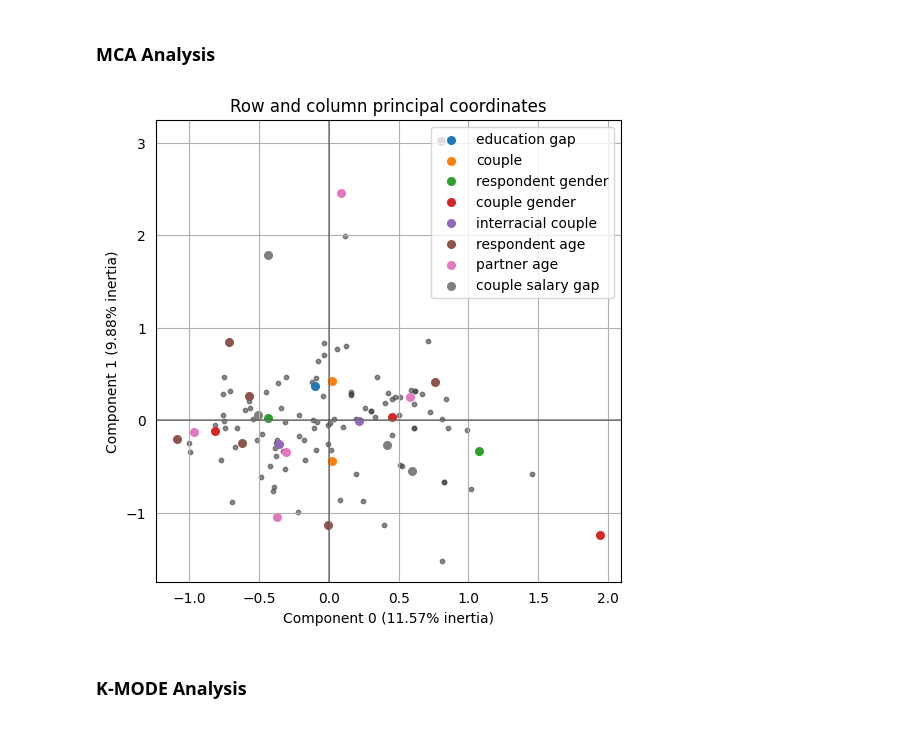
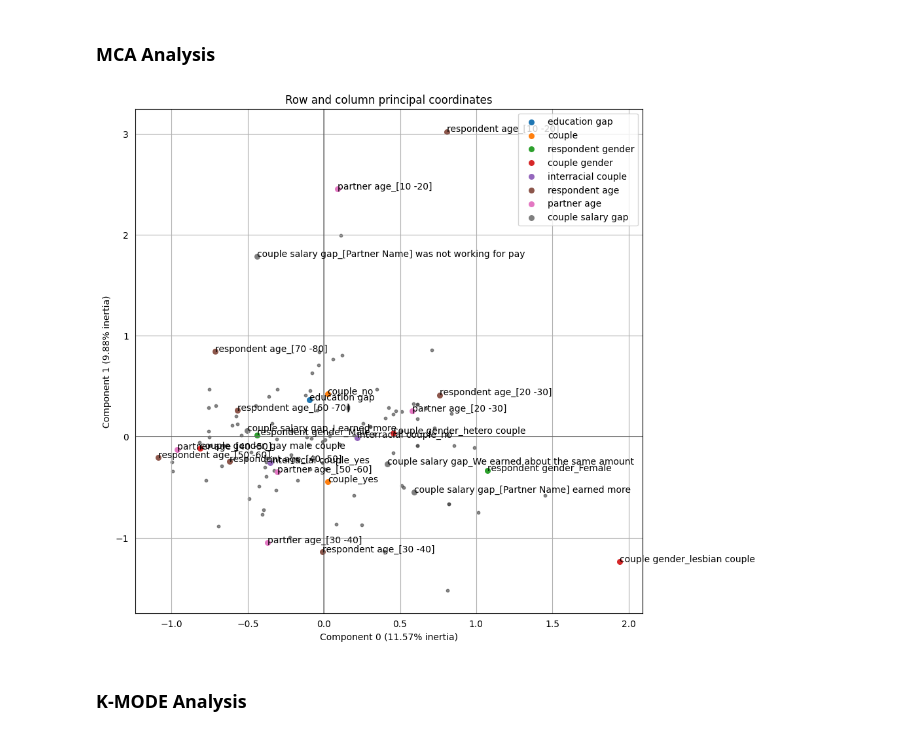
Before and after one commit to old2212/Dating_app_clustering, a Jupyter notebook: Selected_feature_anal.ipynb, the cells around one changed output. Saved outputs shown, nothing was run; the diff lists cells and outputs as text; code cells hidden in the pictures.

```diff
--- a/Selected_feature_anal.ipynb
+++ b/Selected_feature_anal.ipynb
@@ -78,10 +80,17 @@ mca = prince.MCA(n_components = 2)
 
 # get principal components
 mca = mca.fit(df_app[mca_cols])
-# %%
-ax = mca.plot_coordinates(df_app[mca_cols])
-# %% [output]
-[figure, removed]
+# %%
+>>> ax = mca.plot_coordinates(
+...     X=df_app[mca_cols],
+...     ax=None,
+...     figsize=(10, 10),
+...     x_component=0,
+...     y_component=1,
+...     show_column_labels=True
+... )
+# %% [output]
+[figure, added]
 # %% [markdown]
 ### K-MODE Analysis
 # %%
```
Also changed, not shown: parts of 25 cells of this notebook, 2 other files.
